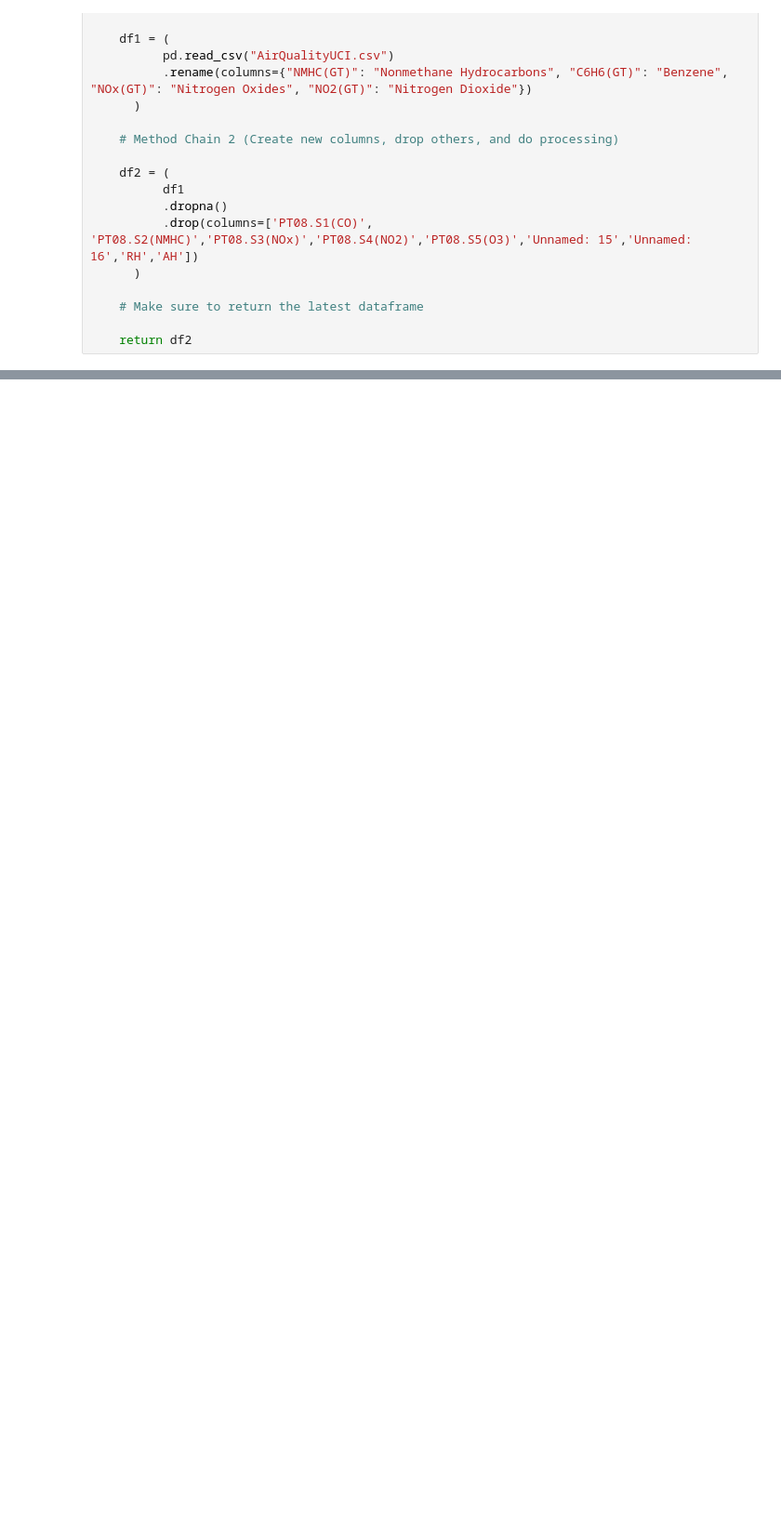
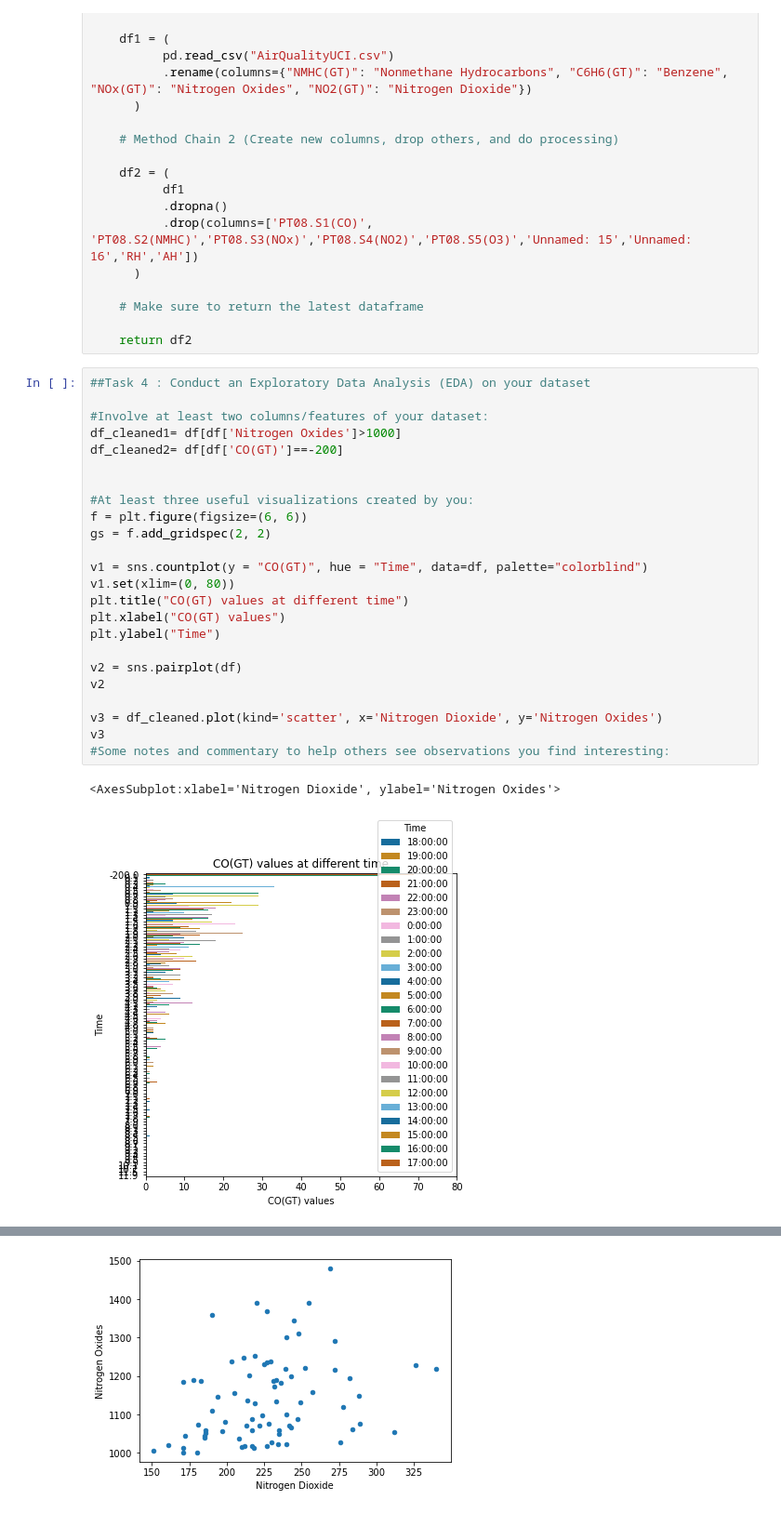
Before and after one commit to data301-2020-winter1/course-project-group_6018, a Jupyter notebook: analysis/peiwen/milestone2.ipynb, the cells around one changed output, grey strips where cells are left out. Shown at 93% size. Cells and saved outputs as stored; diff of their text form; blank space fills up the shorter version.

```diff
--- a/analysis/peiwen/milestone2.ipynb
+++ b/analysis/peiwen/milestone2.ipynb
@@ -37,3 +50,30 @@ def load_and_process(AirQualityUCI_csv):
     # Make sure to return the latest dataframe
 
     return df2
+# %%
+##Task 4 : Conduct an Exploratory Data Analysis (EDA) on your dataset
+
+#Involve at least two columns/features of your dataset:
+df_cleaned1= df[df['Nitrogen Oxides']>1000]
+df_cleaned2= df[df['CO(GT)']==-200]
+
+
+#At least three useful visualizations created by you:
+f = plt.figure(figsize=(6, 6))
+gs = f.add_gridspec(2, 2)
+
+v1 = sns.countplot(y = "CO(GT)", hue = "Time", data=df, palette="colorblind")
+v1.set(xlim=(0, 80))
+plt.title("CO(GT) values at different time")
+plt.xlabel("CO(GT) values")
+plt.ylabel("Time")
+
+v2 = sns.pairplot(df)
+v2
+
+v3 = df_cleaned.plot(kind='scatter', x='Nitrogen Dioxide', y='Nitrogen Oxides')
+v3
+#Some notes and commentary to help others see observations you find interesting:
+# %% [output]
+<AxesSubplot:xlabel='Nitrogen Dioxide', ylabel='Nitrogen Oxides'>
+[figure, added]
@@ -39,0 +81 @@ def load_and_process(AirQualityUCI_csv):
+[figure, added]
```
Also changed, not shown: parts of 2 cells of this notebook, 1 other file.
